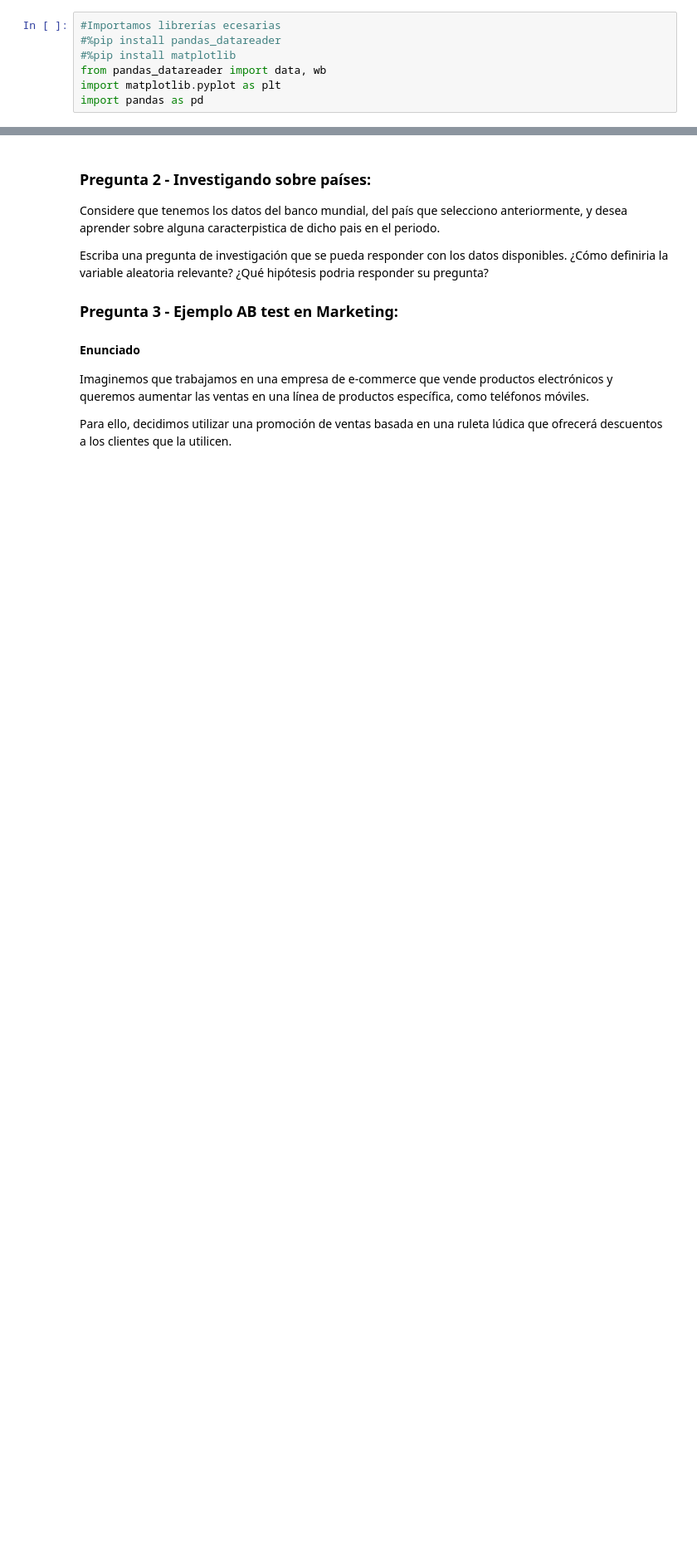
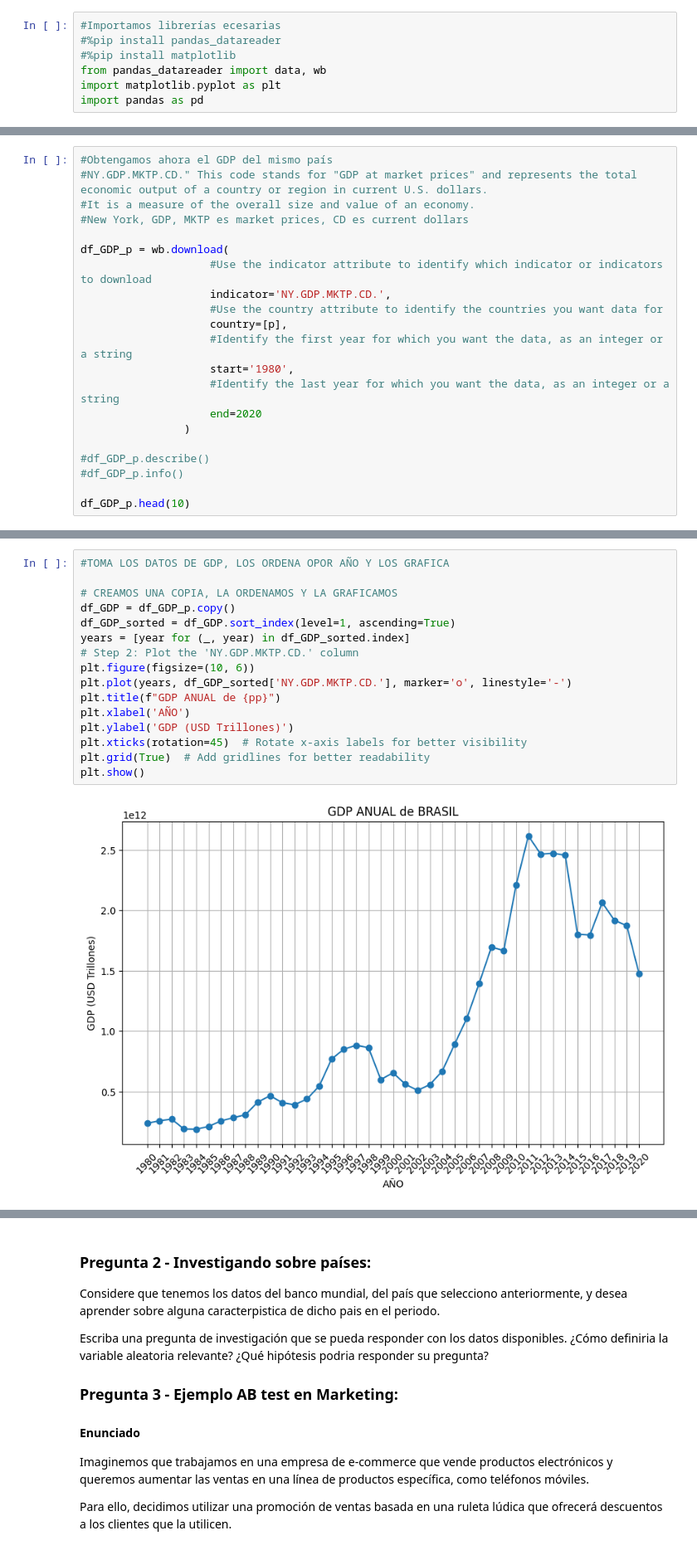
Before and after one commit to cindygarcia/TrabajoAnalisisDatos, a Jupyter notebook: taller1_enunciado.ipynb, the cells around one changed output, grey strips where cells are left out. Shown: that part at 83% size. Saved outputs shown, nothing was run; the diff lists cells and outputs as text; blank space fills up the shorter version.

```diff
--- a/taller1_enunciado.ipynb
+++ b/taller1_enunciado.ipynb
@@ -20,0 +67,21 @@ import pandas as pd
+# %%
+#Obtengamos ahora el GDP del mismo país
+#NY.GDP.MKTP.CD." This code stands for "GDP at market prices" and represents the total economic output of a country or region in current U.S. dollars.
+#It is a measure of the overall size and value of an economy.
+#New York, GDP, MKTP es market prices, CD es current dollars
+
+df_GDP_p = wb.download(
+                    #Use the indicator attribute to identify which indicator or indicators to download
+                    indicator='NY.GDP.MKTP.CD.',
+                    #Use the country attribute to identify the countries you want data for
+                    country=[p],
+                    #Identify the first year for which you want the data, as an integer or a string
+                    start='1980',
+                    #Identify the last year for which you want the data, as an integer or a string
+                    end=2020
+                )
+
+#df_GDP_p.describe()
+#df_GDP_p.info()
+
+df_GDP_p.head(10)
@@ -20,0 +101,18 @@ import pandas as pd
+# %%
+#TOMA LOS DATOS DE GDP, LOS ORDENA OPOR AÑO Y LOS GRAFICA
+
+# CREAMOS UNA COPIA, LA ORDENAMOS Y LA GRAFICAMOS
+df_GDP = df_GDP_p.copy()
+df_GDP_sorted = df_GDP.sort_index(level=1, ascending=True)
+years = [year for (_, year) in df_GDP_sorted.index]
+# Step 2: Plot the 'NY.GDP.MKTP.CD.' column
+plt.figure(figsize=(10, 6))
+plt.plot(years, df_GDP_sorted['NY.GDP.MKTP.CD.'], marker='o', linestyle='-')
+plt.title(f"GDP ANUAL de {pp}")
+plt.xlabel('AÑO')
+plt.ylabel('GDP (USD Trillones)')
+plt.xticks(rotation=45)  # Rotate x-axis labels for better visibility
+plt.grid(True)  # Add gridlines for better readability
+plt.show()
+# %% [output]
+[figure, added]
```
Also changed, not shown: parts of 8 cells of this notebook.
